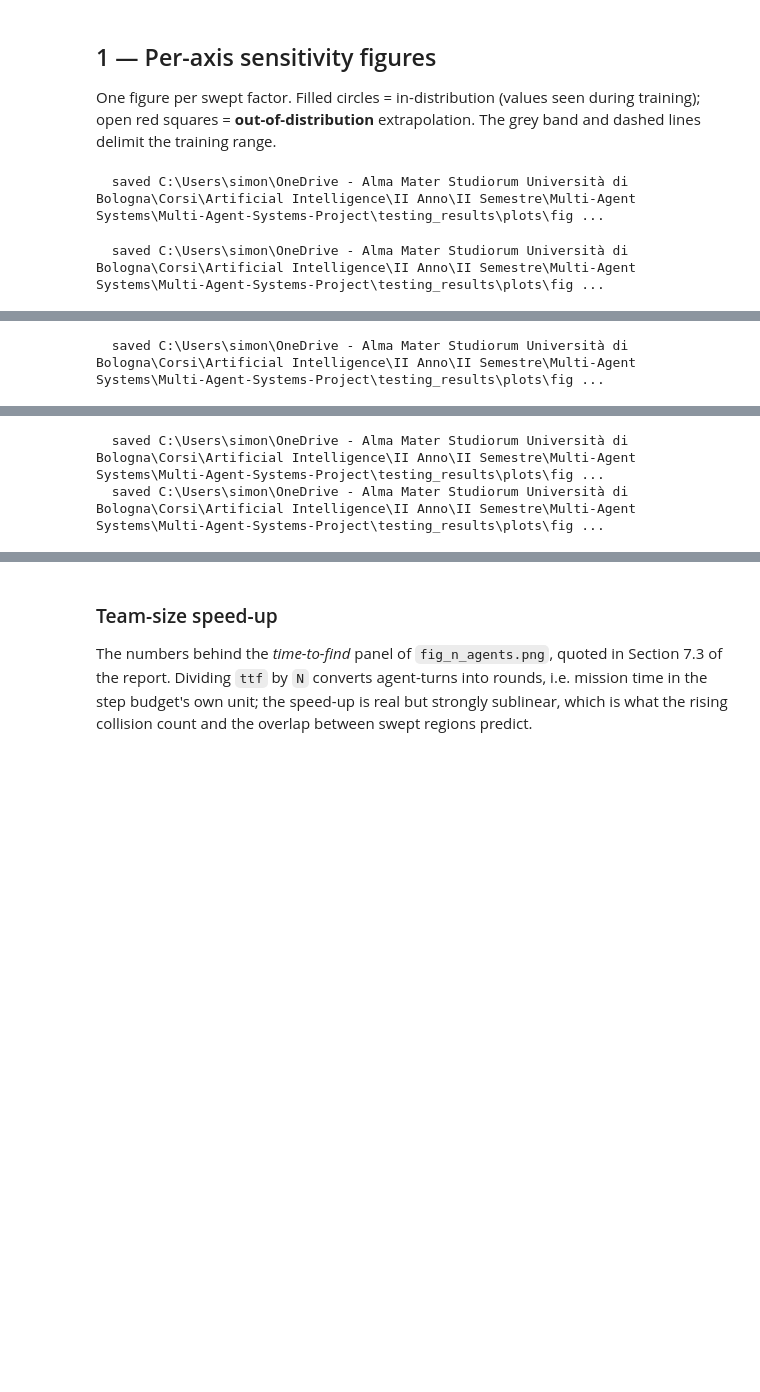
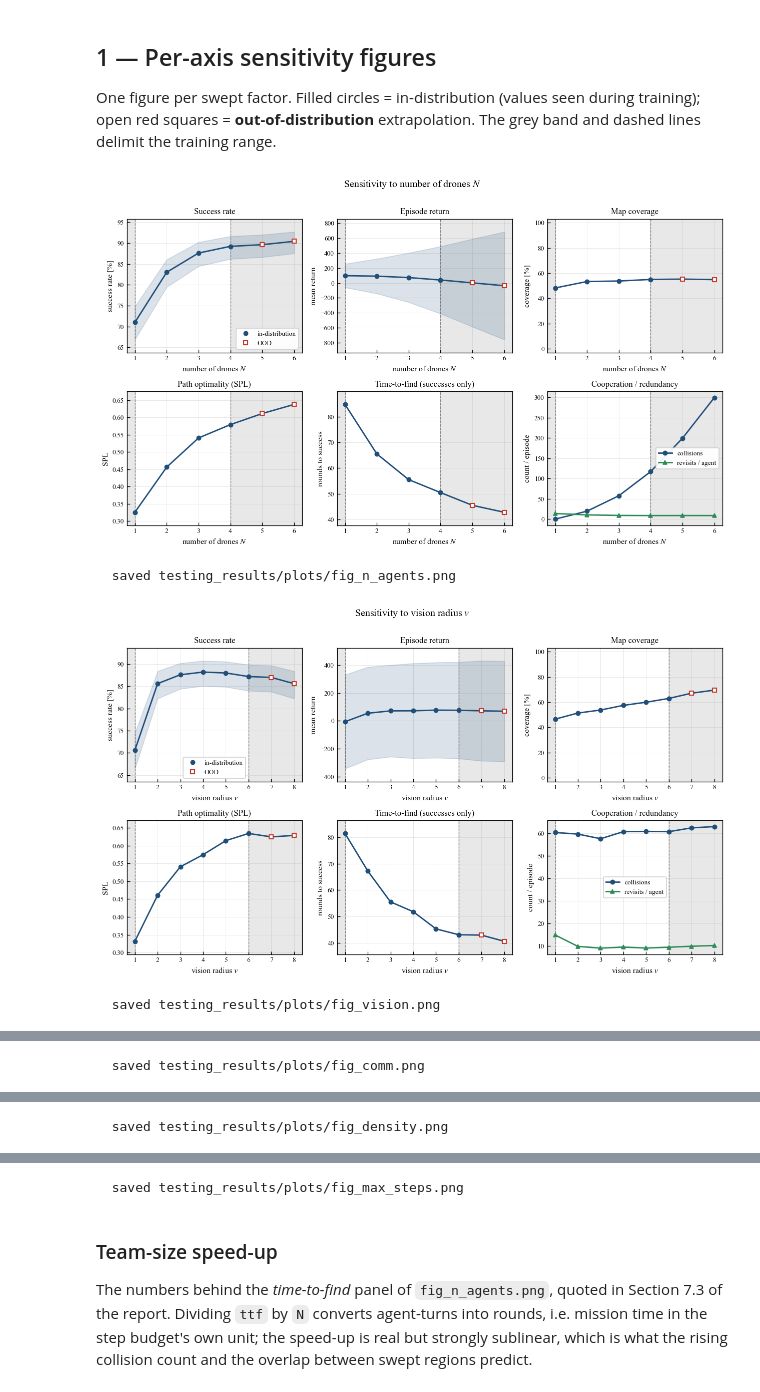
Before and after one commit to simoswish02/Multi-Agent-Systems-Project, a Jupyter notebook: testing/analysis.ipynb, the cells around one changed output, grey strips where cells are left out. Cells and saved outputs as stored; diff of their text form; code cells hidden in the pictures; blank space fills up the shorter version.

```diff
--- a/testing/analysis.ipynb
+++ b/testing/analysis.ipynb
@@ -185,6 +217,12 @@ def _shade_ood(ax, df):
         return
     lo, hi = idv.min(), idv.max()
     x0, x1 = ax.get_xlim()
+    if lo == hi:
+        # Degenerate training "range": the factor was never randomized (the
+        # step budget, fixed at T = 200). Shading both sides would grey out the
+        # whole panel and say nothing, so mark the trained value only.
+        ax.axvline(lo, ls="--", lw=0.8, color="0.45", zorder=1)
+        return
     if lo > x0: ax.axvspan(x0, lo, color="0.85", alpha=0.6, zorder=0)
     if hi < x1: ax.axvspan(hi, x1, color="0.85", alpha=0.6, zorder=0)
     ax.axvline(lo, ls="--", lw=0.8, color="0.45", zorder=1)
@@ -220,33 +258,35 @@ def plot_axis(axis):
 
     _metric(axs[0,1], df, df.mean_reward, "mean return", "Episode return", "reward",
             band=(df.mean_reward - df.std_reward, df.mean_reward + df.std_reward))
 
     _metric(axs[0,2], df, df.coverage*100, "coverage [%]", "Map coverage",
             "coverage", fixed=(-3, 103), clip=(0, 100))
 
     _metric(axs[1,0], df, df.spl, "SPL", "Path optimality (SPL)", "spl",
             fixed=(-0.02, 1.02), clip=(0, 1))
 
     ttf, ttf_lab = ttf_series(axis, df)
     m = (df.ttf_n > 0).values
     _metric(axs[1,1], df[m].reset_index(drop=True), np.asarray(ttf, dtype=float)[m],
             ttf_lab, "Time-to-find (successes only)", "ttf", clip=(0, None))
 
     ax = axs[1,2]
     ax.plot(df.value, df.collisions, "-o", color=C_ID, label="collisions")
     ax.plot(df.value, df.revisits,  "-^", color=C_2,  label="revisits / agent")
     ax.set_ylabel("count / episode"); ax.set_title("Cooperation / redundancy")
     ax.legend(loc="best"); _shade_ood(ax, df)
 
     for ax in axs.ravel():
         ax.set_xlabel(xl)
     fig.suptitle(f"Sensitivity to {xl}", fontsize=12, y=1.005)
     fig.tight_layout()
     out = os.path.join(PLOT_DIR, f"fig_{axis}.png")
-    fig.savefig(out); plt.show(); print("  saved", out)
+    fig.savefig(out); plt.show(); print("  saved", rel(out))
 
 for axis in ["n_agents", "vision", "comm", "density", "max_steps"]:
     plot_axis(axis)
 # %% [output]
+[figure, added]
-  saved C:\Users\simon\OneDrive - Alma Mater Studiorum Università di Bologna\Corsi\Artificial Intelligence\II Anno\II Semestre\Multi-Agent Systems\Multi-Agent-Systems-Project\testing_results\plots\fig ...
+  saved testing_results/plots/fig_n_agents.png
+[figure, added]
-  saved C:\Users\simon\OneDrive - Alma Mater Studiorum Università di Bologna\Corsi\Artificial Intelligence\II Anno\II Semestre\Multi-Agent Systems\Multi-Agent-Systems-Project\testing_results\plots\fig ...
+  saved testing_results/plots/fig_vision.png
@@ -253 +294 @@ for axis in ["n_agents", "vision", "comm", "density", "max_steps"]:
-  saved C:\Users\simon\OneDrive - Alma Mater Studiorum Università di Bologna\Corsi\Artificial Intelligence\II Anno\II Semestre\Multi-Agent Systems\Multi-Agent-Systems-Project\testing_results\plots\fig ...
+  saved testing_results/plots/fig_comm.png
@@ -254,2 +296 @@ for axis in ["n_agents", "vision", "comm", "density", "max_steps"]:
-  saved C:\Users\simon\OneDrive - Alma Mater Studiorum Università di Bologna\Corsi\Artificial Intelligence\II Anno\II Semestre\Multi-Agent Systems\Multi-Agent-Systems-Project\testing_results\plots\fig ...
-  saved C:\Users\simon\OneDrive - Alma Mater Studiorum Università di Bologna\Corsi\Artificial Intelligence\II Anno\II Semestre\Multi-Agent Systems\Multi-Agent-Systems-Project\testing_results\plots\fig ...
+  saved testing_results/plots/fig_density.png
@@ -256,3 +298,4 @@ for axis in ["n_agents", "vision", "comm", "density", "max_steps"]:
+  saved testing_results/plots/fig_max_steps.png
 # %% [markdown]
 ### Team-size speed-up
 
```
Also changed, not shown: parts of 6 cells of this notebook, 6 other files.
